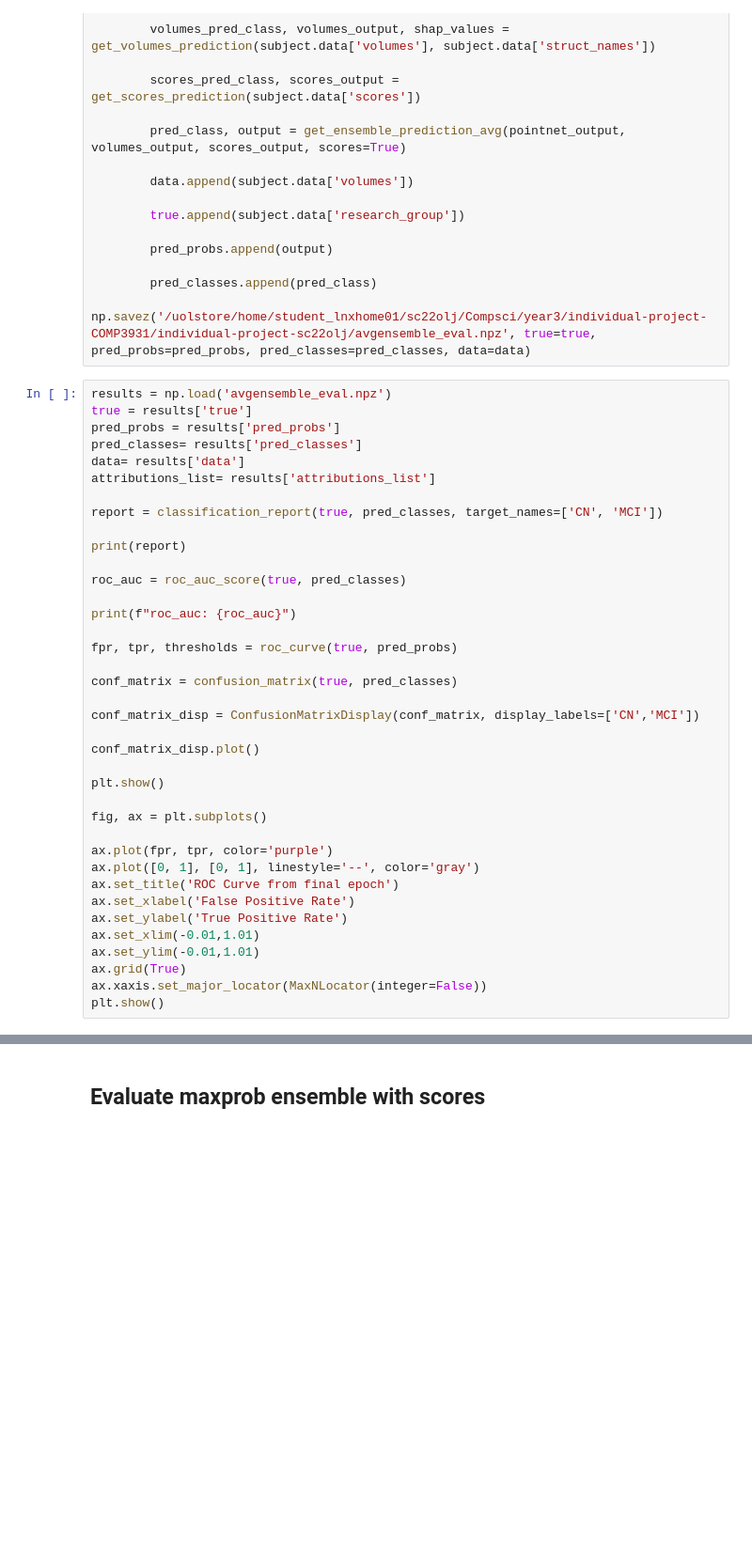
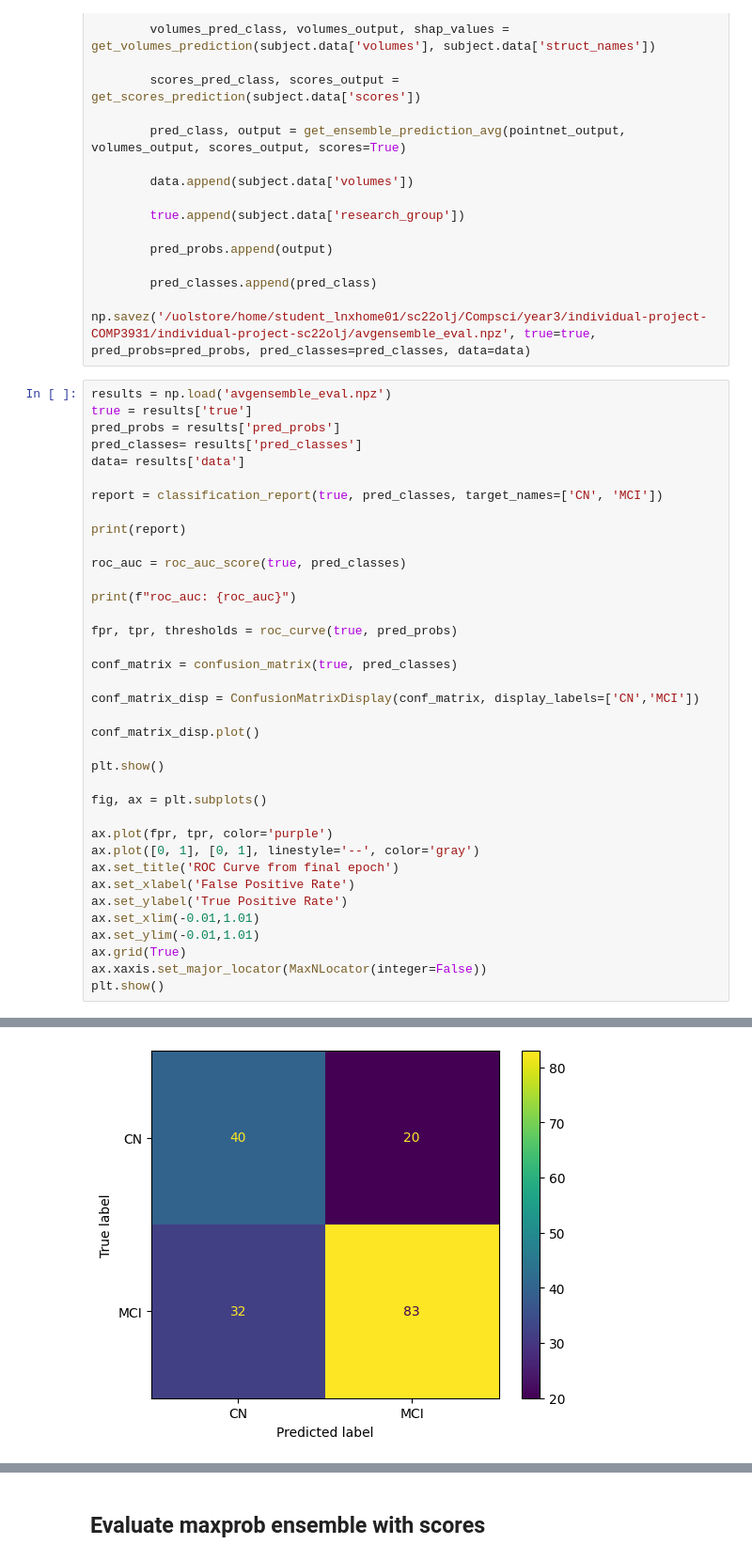
Before and after one commit to oscarlloydjohn/lloyd-john-MIUA-2025, a Jupyter notebook: eval_ensemble.ipynb, the cells around one changed output, grey strips where cells are left out. Shown at 94% size. Drawn from its saved outputs; the diff is of its cells as text; blank space fills up the shorter version.

```diff
--- a/eval_ensemble.ipynb
+++ b/eval_ensemble.ipynb
@@ -404,7 +469,6 @@ true = results['true']
 pred_probs = results['pred_probs']
 pred_classes= results['pred_classes']
 data= results['data']
-attributions_list= results['attributions_list']
 
 report = classification_report(true, pred_classes, target_names=['CN', 'MCI'])
 
@@ -436,3 +500,4 @@ ax.set_ylim(-0.01,1.01)
 ax.grid(True)
 ax.xaxis.set_major_locator(MaxNLocator(integer=False))
 plt.show()
+# %% [output]
@@ -438,0 +514 @@ plt.show()
+[figure, added]
```
Also changed, not shown: parts of 10 cells of this notebook, 4 other files.
